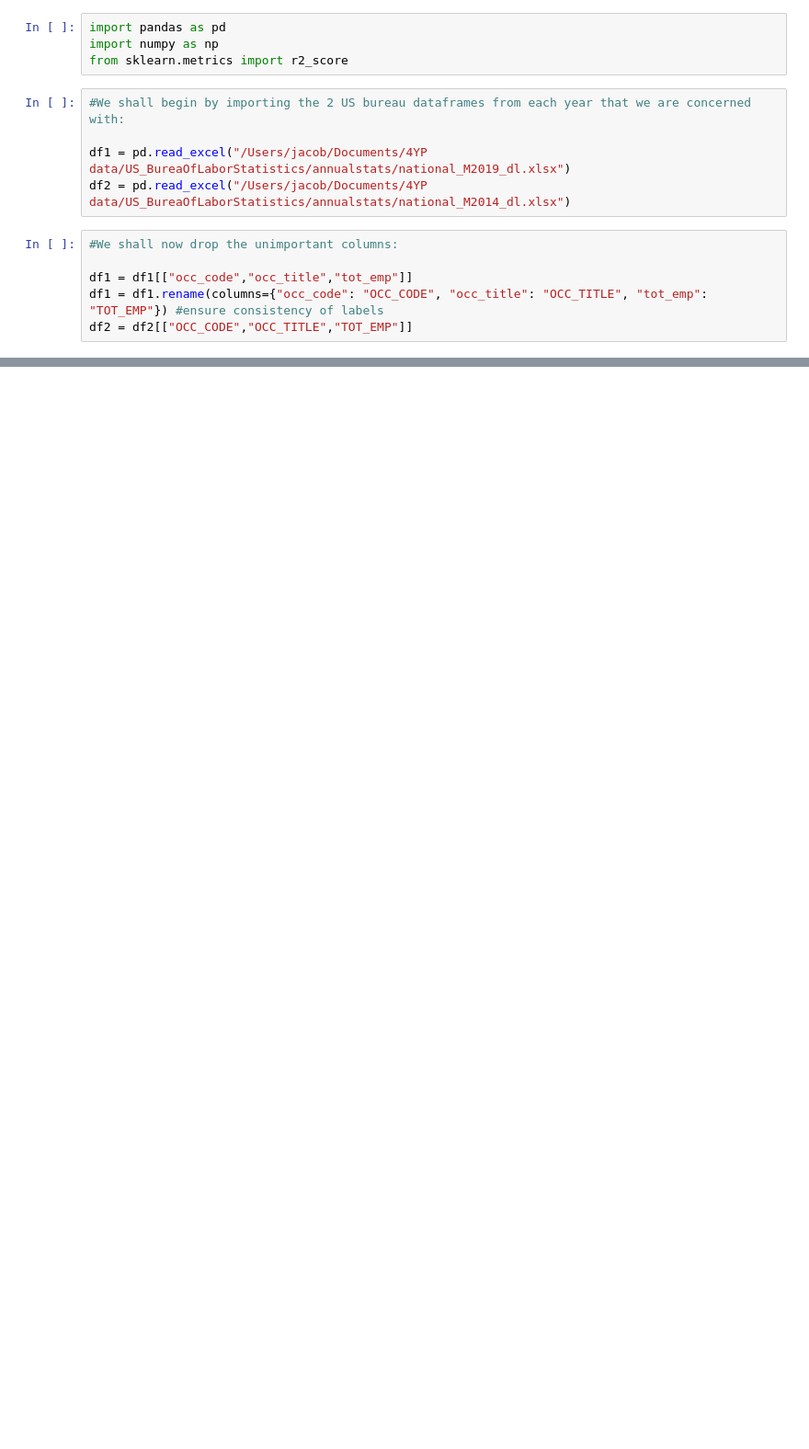
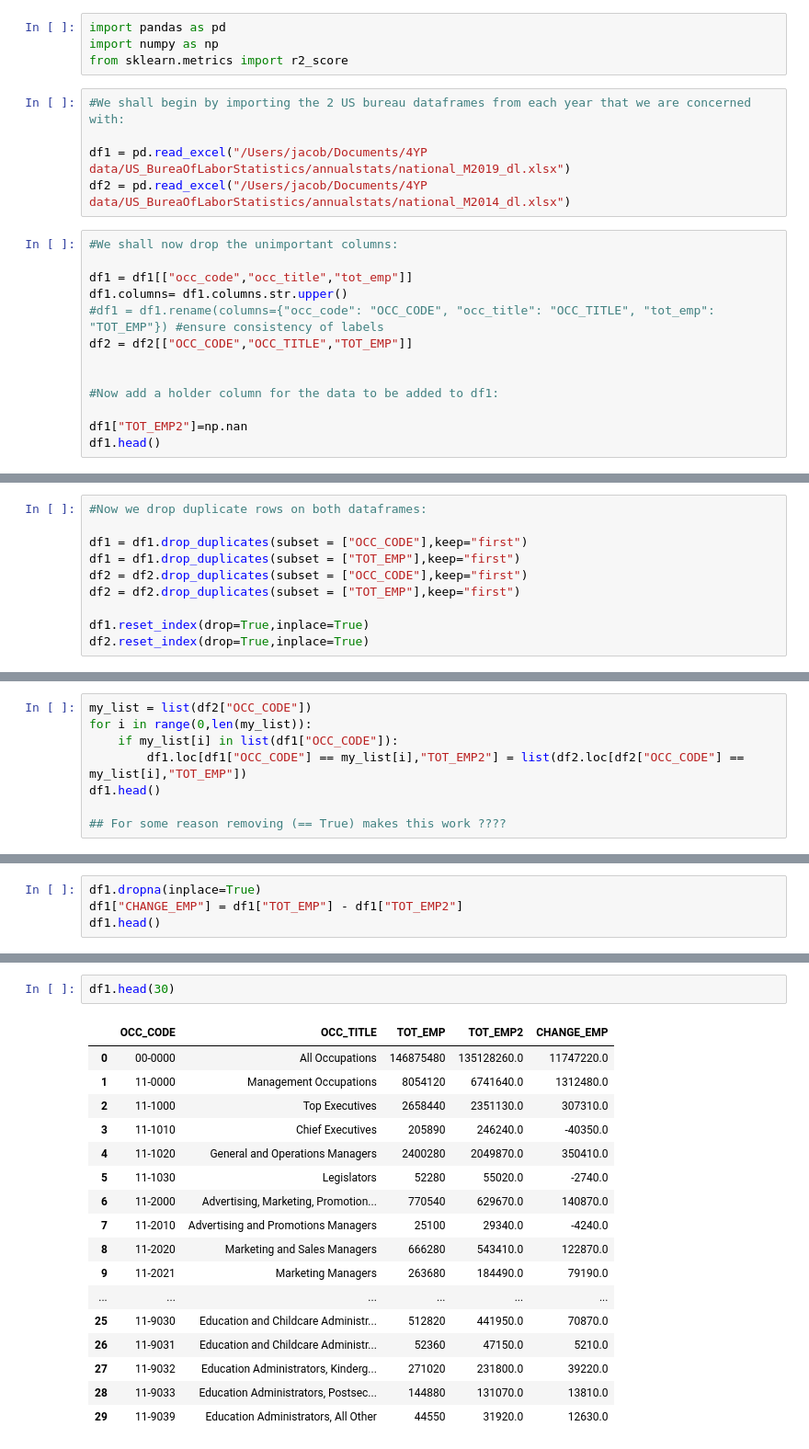
Before and after one commit to JGolub99/Future-of-work, a Jupyter notebook: ONET_18-10-21/regressing_doc.ipynb, the cells around one changed output, grey strips where cells are left out. Shown at 92% size. Saved outputs shown, nothing was run; the diff lists cells and outputs as text; blank space fills up the shorter version.

```diff
--- a/ONET_18-10-21/regressing_doc.ipynb
+++ b/ONET_18-10-21/regressing_doc.ipynb
@@ -11,5 +11,12 @@ df2 = pd.read_excel("/Users/jacob/Documents/4YP data/US_BureaOfLaborStatistics/a
 #We shall now drop the unimportant columns:
 
 df1 = df1[["occ_code","occ_title","tot_emp"]]
-df1 = df1.rename(columns={"occ_code": "OCC_CODE", "occ_title": "OCC_TITLE", "tot_emp": "TOT_EMP"}) #ensure consistency of labels
+df1.columns= df1.columns.str.upper()
+#df1 = df1.rename(columns={"occ_code": "OCC_CODE", "occ_title": "OCC_TITLE", "tot_emp": "TOT_EMP"}) #ensure consistency of labels
 df2 = df2[["OCC_CODE","OCC_TITLE","TOT_EMP"]]
+
+
+#Now add a holder column for the data to be added to df1:
+
+df1["TOT_EMP2"]=np.nan
+df1.head()
@@ -16,3 +30,13 @@ df2 = df2[["OCC_CODE","OCC_TITLE","TOT_EMP"]]
+# %%
+#Now we drop duplicate rows on both dataframes:
+
+df1 = df1.drop_duplicates(subset = ["OCC_CODE"],keep="first")
+df1 = df1.drop_duplicates(subset = ["TOT_EMP"],keep="first")
+df2 = df2.drop_duplicates(subset = ["OCC_CODE"],keep="first")
+df2 = df2.drop_duplicates(subset = ["TOT_EMP"],keep="first")
+
+df1.reset_index(drop=True,inplace=True)
+df2.reset_index(drop=True,inplace=True)
 # %%
 #We shall now focus on concatenating these dataframes
 
@@ -26,0 +53,8 @@ ValueError: Must have equal len keys and value when setting with an iterable
+# %%
+my_list = list(df2["OCC_CODE"])
+for i in range(0,len(my_list)):
+    if my_list[i] in list(df1["OCC_CODE"]):
+        df1.loc[df1["OCC_CODE"] == my_list[i],"TOT_EMP2"] = list(df2.loc[df2["OCC_CODE"] == my_list[i],"TOT_EMP"])
+df1.head()
+
+## For some reason removing (== True) makes this work ????
@@ -26,0 +68,4 @@ ValueError: Must have equal len keys and value when setting with an iterable
+# %%
+df1.dropna(inplace=True)
+df1["CHANGE_EMP"] = df1["TOT_EMP"] - df1["TOT_EMP2"]
+df1.head()
@@ -34,0 +101,20 @@ def title_set(my_string):
+# %%
+df1.head(30)
+# %% [output]
+|  | OCC_CODE | OCC_TITLE | TOT_EMP | TOT_EMP2 | CHANGE_EMP |
+| 0 | 00-0000 | All Occupations | 146875480 | 135128260.0 | 11747220.0 |
+| 1 | 11-0000 | Management Occupations | 8054120 | 6741640.0 | 1312480.0 |
+| 2 | 11-1000 | Top Executives | 2658440 | 2351130.0 | 307310.0 |
+| 3 | 11-1010 | Chief Executives | 205890 | 246240.0 | -40350.0 |
+| 4 | 11-1020 | General and Operations Managers | 2400280 | 2049870.0 | 350410.0 |
+| 5 | 11-1030 | Legislators | 52280 | 55020.0 | -2740.0 |
+| 6 | 11-2000 | Advertising, Marketing, Promotion... | 770540 | 629670.0 | 140870.0 |
+| 7 | 11-2010 | Advertising and Promotions Managers | 25100 | 29340.0 | -4240.0 |
+| 8 | 11-2020 | Marketing and Sales Managers | 666280 | 543410.0 | 122870.0 |
+| 9 | 11-2021 | Marketing Managers | 263680 | 184490.0 | 79190.0 |
+| ... | ... | ... | ... | ... | ... |
+| 25 | 11-9030 | Education and Childcare Administr... | 512820 | 441950.0 | 70870.0 |
+| 26 | 11-9031 | Education and Childcare Administr... | 52360 | 47150.0 | 5210.0 |
+| 27 | 11-9032 | Education Administrators, Kinderg... | 271020 | 231800.0 | 39220.0 |
+| 28 | 11-9033 | Education Administrators, Postsec... | 144880 | 131070.0 | 13810.0 |
+| 29 | 11-9039 | Education Administrators, All Other | 44550 | 31920.0 | 12630.0 |
```
Also changed, not shown: parts of 7 cells of this notebook, 3 other files.
